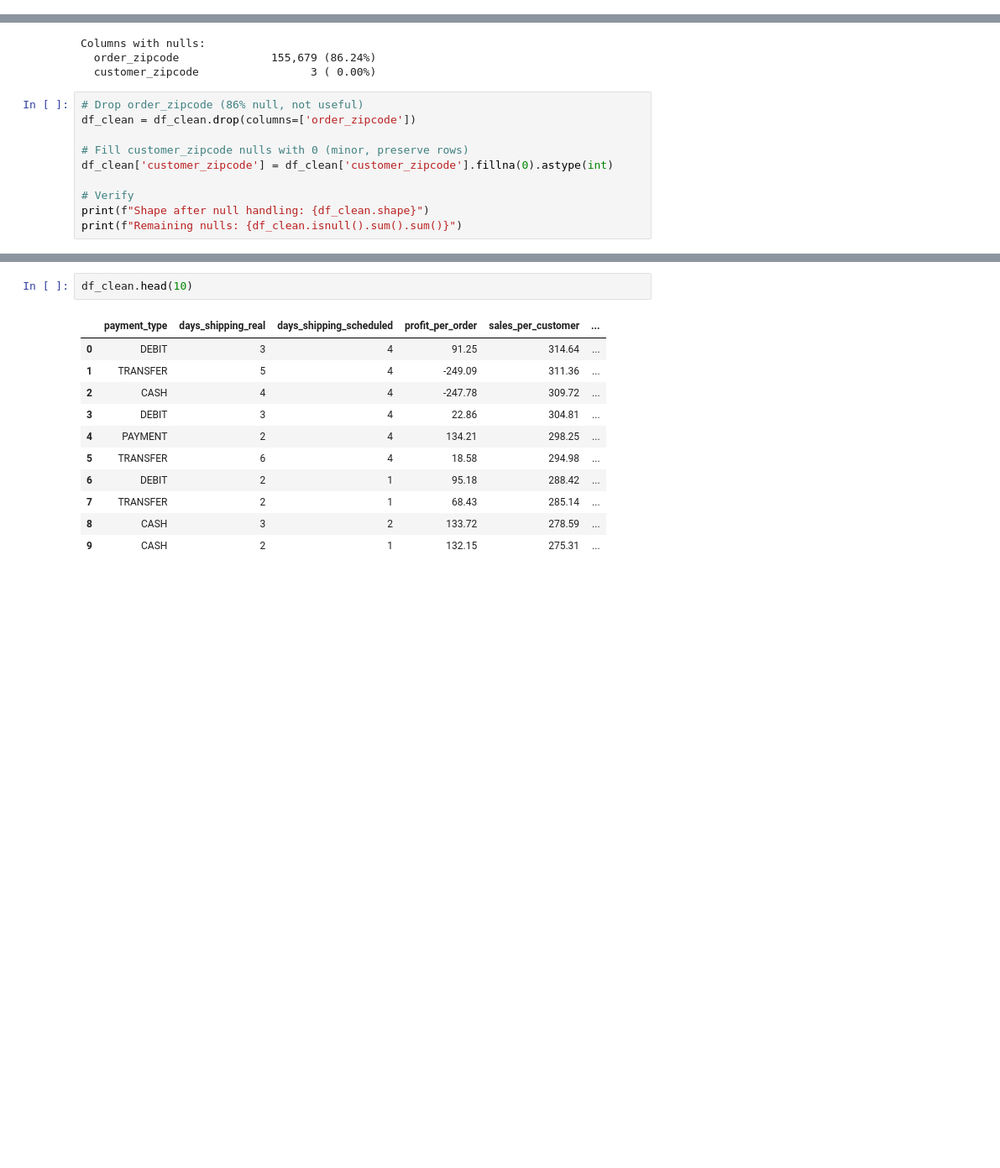
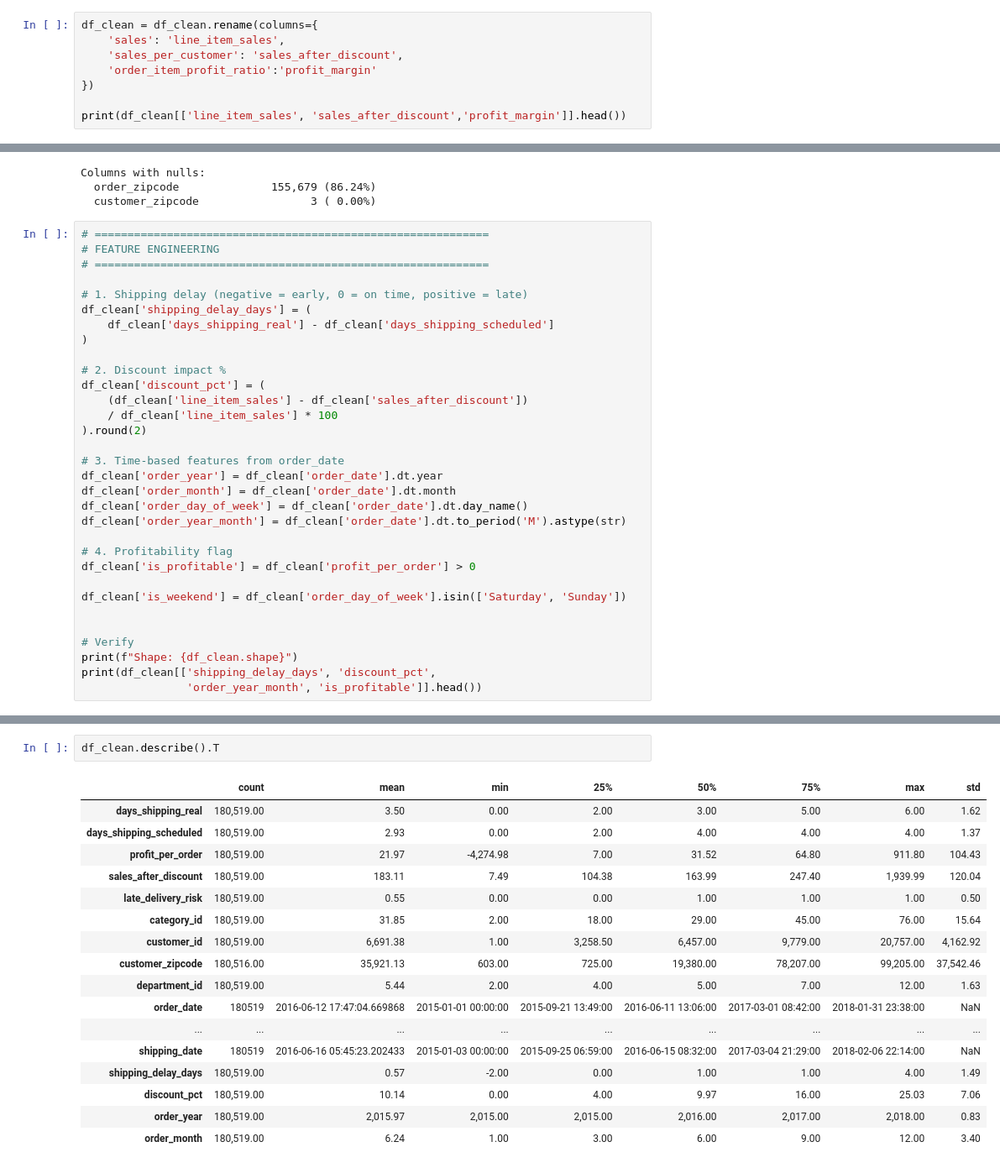
Before and after one commit to himanidadem/dataco-supply-chain-analysis, a Jupyter notebook: notebooks/02_data_cleaning.ipynb, the cells around one changed output, grey strips where cells are left out. Shown at 84% size. Saved outputs shown, nothing was run; the diff lists cells and outputs as text; blank space fills up the shorter version.

Commit message:
Complete notebook 02- data cleaning and Feature Engineering

```diff
--- a/notebooks/02_data_cleaning.ipynb
+++ b/notebooks/02_data_cleaning.ipynb
@@ -120,0 +206,8 @@ New columns sample: ['payment_type', 'days_shipping_real', 'days_shipping_schedu
+# %%
+df_clean = df_clean.rename(columns={
+    'sales': 'line_item_sales',
+    'sales_per_customer': 'sales_after_discount',
+    'order_item_profit_ratio':'profit_margin'
+})
+
+print(df_clean[['line_item_sales', 'sales_after_discount','profit_margin']].head())
@@ -167,13 +267,35 @@ Columns with nulls:
   order_zipcode              155,679 (86.24%)
   customer_zipcode                 3 ( 0.00%)
 # %%
-# Drop order_zipcode (86% null, not useful)
-df_clean = df_clean.drop(columns=['order_zipcode'])
+# ============================================================
+# FEATURE ENGINEERING
+# ============================================================
 
-# Fill customer_zipcode nulls with 0 (minor, preserve rows)
-df_clean['customer_zipcode'] = df_clean['customer_zipcode'].fillna(0).astype(int)
+# 1. Shipping delay (negative = early, 0 = on time, positive = late)
+df_clean['shipping_delay_days'] = (
+    df_clean['days_shipping_real'] - df_clean['days_shipping_scheduled']
+)
+
+# 2. Discount impact %
+df_clean['discount_pct'] = (
+    (df_clean['line_item_sales'] - df_clean['sales_after_discount'])
+    / df_clean['line_item_sales'] * 100
+).round(2)
+
+# 3. Time-based features from order_date
+df_clean['order_year'] = df_clean['order_date'].dt.year
+df_clean['order_month'] = df_clean['order_date'].dt.month
+df_clean['order_day_of_week'] = df_clean['order_date'].dt.day_name()
+df_clean['order_year_month'] = df_clean['order_date'].dt.to_period('M').astype(str)
+
+# 4. Profitability flag
+df_clean['is_profitable'] = df_clean['profit_per_order'] > 0
+
+df_clean['is_weekend'] = df_clean['order_day_of_week'].isin(['Saturday', 'Sunday'])
+
 
 # Verify
-print(f"Shape after null handling: {df_clean.shape}")
-print(f"Remaining nulls: {df_clean.isnull().sum().sum()}")
+print(f"Shape: {df_clean.shape}")
+print(df_clean[['shipping_delay_days', 'discount_pct',
+                'order_year_month', 'is_profitable']].head())
 # %% [output]
@@ -182,17 +309,23 @@ Remaining nulls: 0
 # %%
-df_clean.head(10)
+df_clean.describe().T
 # %% [output]
-|  | payment_type | days_shipping_real | days_shipping_scheduled | profit_per_order | sales_per_customer | ... |
-| 0 | DEBIT | 3 | 4 | 91.25 | 314.64 | ... |
-| 1 | TRANSFER | 5 | 4 | -249.09 | 311.36 | ... |
-| 2 | CASH | 4 | 4 | -247.78 | 309.72 | ... |
-| 3 | DEBIT | 3 | 4 | 22.86 | 304.81 | ... |
-| 4 | PAYMENT | 2 | 4 | 134.21 | 298.25 | ... |
-| 5 | TRANSFER | 6 | 4 | 18.58 | 294.98 | ... |
-| 6 | DEBIT | 2 | 1 | 95.18 | 288.42 | ... |
-| 7 | TRANSFER | 2 | 1 | 68.43 | 285.14 | ... |
-| 8 | CASH | 3 | 2 | 133.72 | 278.59 | ... |
-| 9 | CASH | 2 | 1 | 132.15 | 275.31 | ... |
+|  | count | mean | min | 25% | 50% | 75% | max | std |
+| days_shipping_real | 180,519.00 | 3.50 | 0.00 | 2.00 | 3.00 | 5.00 | 6.00 | 1.62 |
+| days_shipping_scheduled | 180,519.00 | 2.93 | 0.00 | 2.00 | 4.00 | 4.00 | 4.00 | 1.37 |
+| profit_per_order | 180,519.00 | 21.97 | -4,274.98 | 7.00 | 31.52 | 64.80 | 911.80 | 104.43 |
+| sales_after_discount | 180,519.00 | 183.11 | 7.49 | 104.38 | 163.99 | 247.40 | 1,939.99 | 120.04 |
+| late_delivery_risk | 180,519.00 | 0.55 | 0.00 | 0.00 | 1.00 | 1.00 | 1.00 | 0.50 |
+| category_id | 180,519.00 | 31.85 | 2.00 | 18.00 | 29.00 | 45.00 | 76.00 | 15.64 |
+| customer_id | 180,519.00 | 6,691.38 | 1.00 | 3,258.50 | 6,457.00 | 9,779.00 | 20,757.00 | 4,162.92 |
+| customer_zipcode | 180,516.00 | 35,921.13 | 603.00 | 725.00 | 19,380.00 | 78,207.00 | 99,205.00 | 37,542.46 |
+| department_id | 180,519.00 | 5.44 | 2.00 | 4.00 | 5.00 | 7.00 | 12.00 | 1.63 |
+| order_date | 180519 | 2016-06-12 17:47:04.669868 | 2015-01-01 00:00:00 | 2015-09-21 13:49:00 | 2016-06-11 13:06:00 | 2017-03-01 08:42:00 | 2018-01-31 23:38:00 | NaN |
+| ... | ... | ... | ... | ... | ... | ... | ... | ... |
+| shipping_date | 180519 | 2016-06-16 05:45:23.202433 | 2015-01-03 00:00:00 | 2015-09-25 06:59:00 | 2016-06-15 08:32:00 | 2017-03-04 21:29:00 | 2018-02-06 22:14:00 | NaN |
+| shipping_delay_days | 180,519.00 | 0.57 | -2.00 | 0.00 | 1.00 | 1.00 | 4.00 | 1.49 |
+| discount_pct | 180,519.00 | 10.14 | 0.00 | 4.00 | 9.97 | 16.00 | 25.03 | 7.06 |
+| order_year | 180,519.00 | 2,015.97 | 2,015.00 | 2,015.00 | 2,016.00 | 2,017.00 | 2,018.00 | 0.83 |
+| order_month | 180,519.00 | 6.24 | 1.00 | 3.00 | 6.00 | 9.00 | 12.00 | 3.40 |
 # %%
 late_delivery_unique = df_clean['late_delivery_risk'].unique()
 print(f"Unique values in 'late_delivery_risk': {late_delivery_unique}")
```
Also changed, not shown: parts of 18 cells of this notebook, 1 other file.
